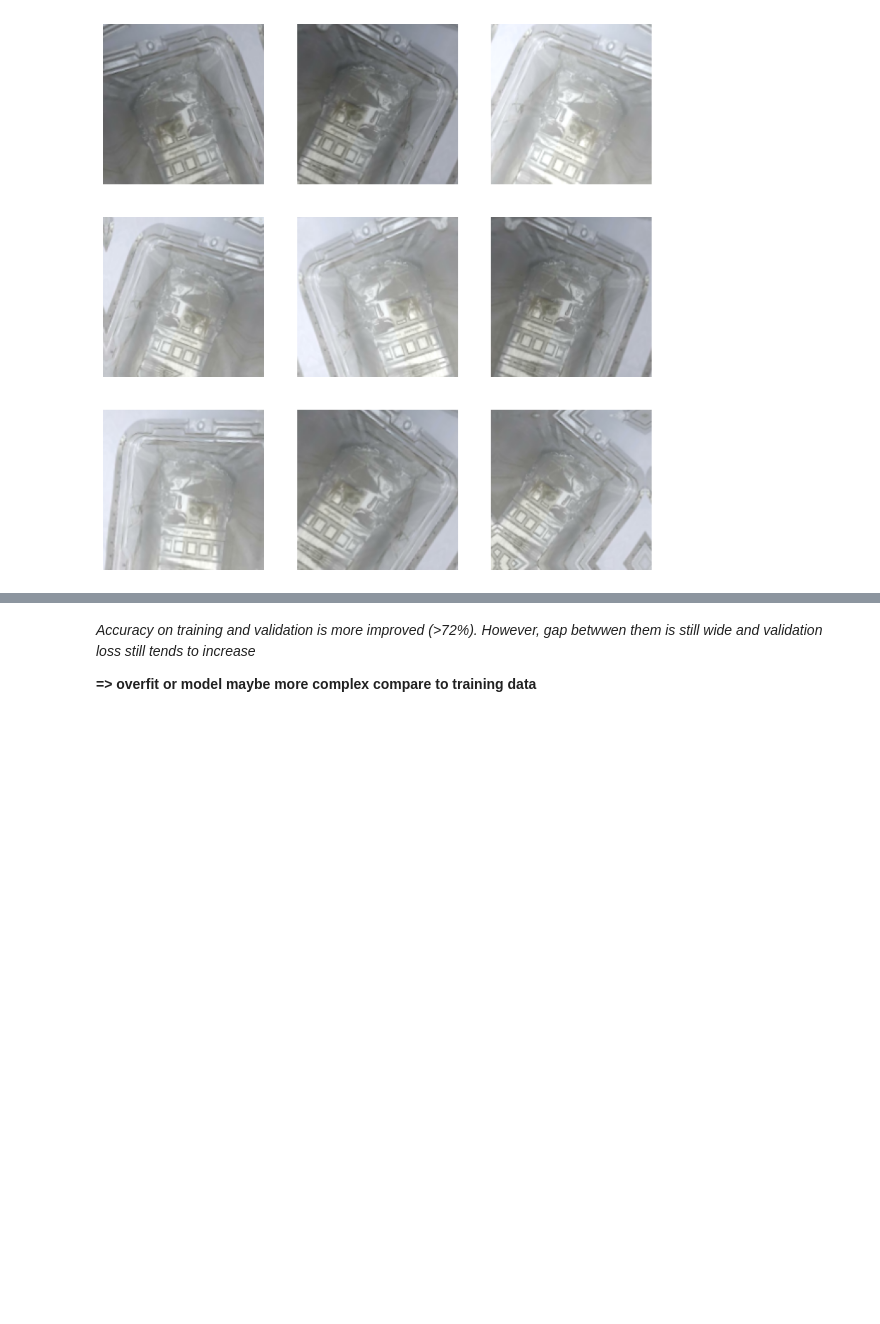
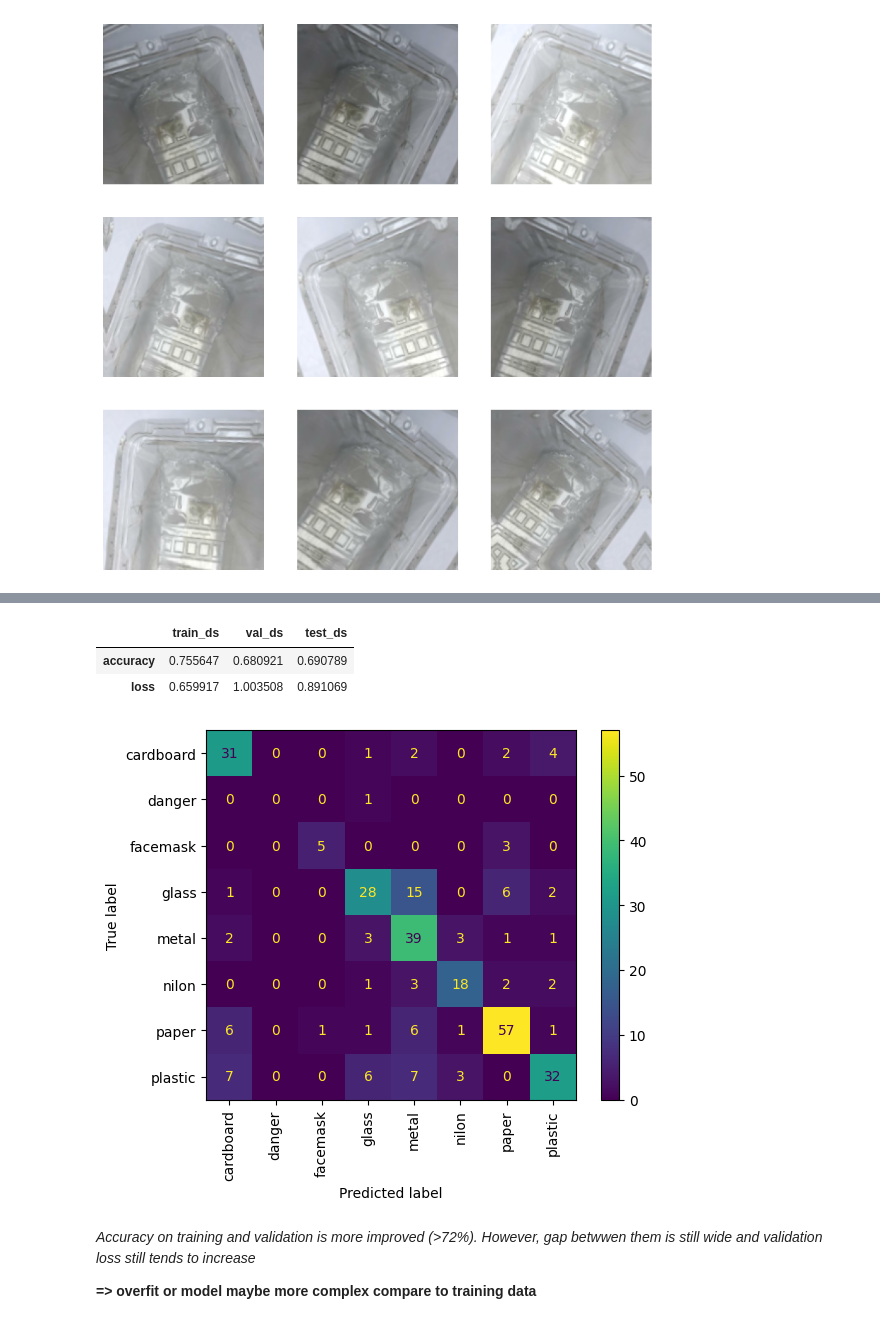
Before and after one commit to XlynumTah/GarbageClassification, a Jupyter notebook: GarbageClassification.ipynb, the cells around one changed output, grey strips where cells are left out. Saved outputs shown, nothing was run; the diff lists cells and outputs as text; code cells hidden in the pictures; blank space fills up the shorter version.

```diff
--- a/GarbageClassification.ipynb
+++ b/GarbageClassification.ipynb
@@ -418,0 +391,3 @@ plt.show()
+# %%
+evaluate_conma(model)
+# %% [output]
@@ -419,3 +397,7 @@ plt.show()
+|  | train_ds | val_ds | test_ds |
+| accuracy | 0.755647 | 0.680921 | 0.690789 |
+| loss | 0.659917 | 1.003508 | 0.891069 |
+[figure, added]
 # %% [markdown]
 *Accuracy on training and validation is more improved (>72%). However, gap betwwen them is still wide and validation loss still tends to increase*
 
```
Also changed, not shown: parts of 77 cells of this notebook.
